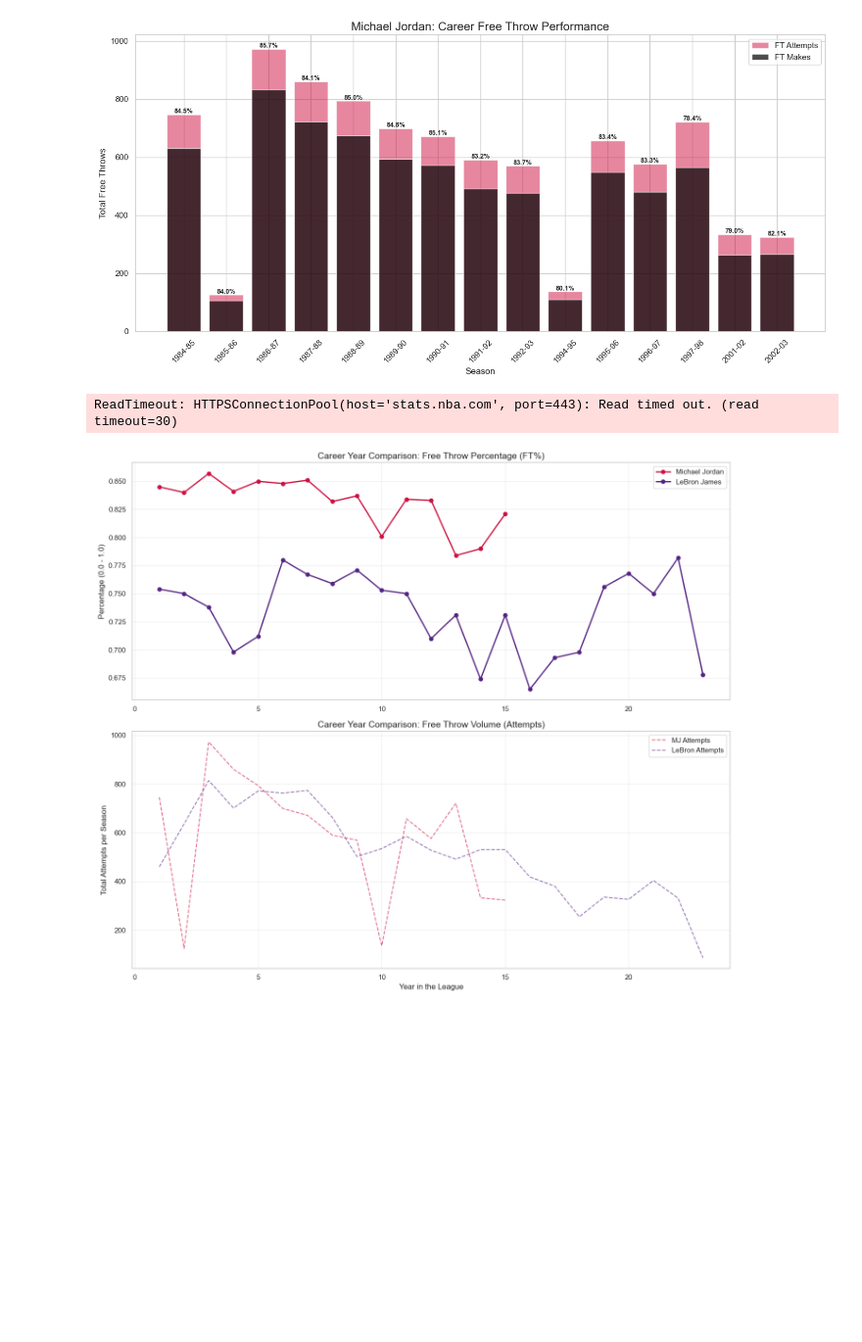
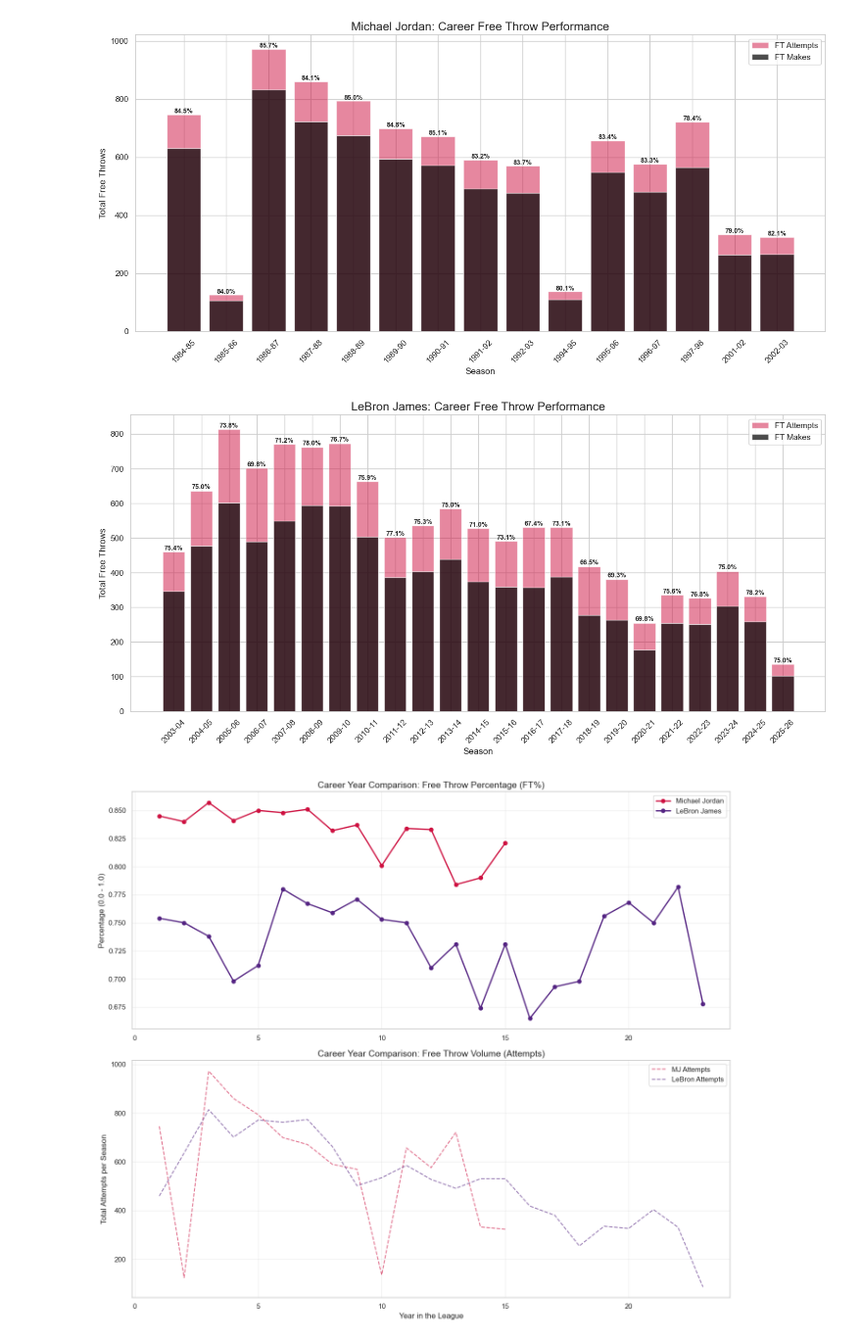
Before and after one commit to Jtambwe7305/mj-vs-lbj-nba-analysis-ai-help, a Jupyter notebook: Goat_comparison.ipynb, the cells around one changed output. Shown at 98% size. Saved outputs shown, nothing was run; the diff lists cells and outputs as text; code cells hidden in the pictures; blank space fills up the shorter version.

```diff
--- a/Goat_comparison.ipynb
+++ b/Goat_comparison.ipynb
@@ -734,35 +734,35 @@ plt.show()
 # %%
 # 1. Get Michael Jordan's ID
 lbj_info = players.find_players_by_full_name('LeBron James')[0]
 lbj_id = lbj_info['id']
 
 # 2. Pull career stats
 lbj_stats_all = playercareerstats.PlayerCareerStats(player_id=lbj_id).get_data_frames()[0]
 
 # 3. Filter for regular season and relevant columns
 lbj_ft = lbj_stats_all[['SEASON_ID', 'FTM', 'FTA', 'FT_PCT']].copy()
 
 # 4. Visualization
 plt.figure(figsize=(14, 7))
 
 # Plotting the Volume (Attempts) and Success (Makes)
-plt.bar(lbj_ft['SEASON_ID'], lbj_ft['FTA'], label='FT Attempts', color='purple', alpha=0.5) # Bulls Red
-plt.bar(lbj_ft['SEASON_ID'], lbj_ft['FTM'], label='FT Makes', color='purple', alpha=0.7)    # Bulls Black
+plt.bar(lbj_ft['SEASON_ID'], lbj_ft['FTA'], label='FT Attempts', color='#CE1141', alpha=0.5) # Bulls Red
+plt.bar(lbj_ft['SEASON_ID'], lbj_ft['FTM'], label='FT Makes', color='#000000', alpha=0.7)    # Bulls Black
 
 plt.title('LeBron James: Career Free Throw Performance', fontsize=16)
 plt.xlabel('Season', fontsize=12)
 plt.ylabel('Total Free Throws', fontsize=12)
 plt.xticks(rotation=45)
 plt.legend()
 
 # Add FT% as text labels on top of the bars
 for i, pct in enumerate(lbj_ft['FT_PCT']):
     plt.text(i, lbj_ft['FTA'].iloc[i] + 5, f'{pct*100:.1f}%', ha='center', fontsize=9, fontweight='bold')
 
 plt.tight_layout()
 plt.show()
 # %% [output]
-ReadTimeout: HTTPSConnectionPool(host='stats.nba.com', port=443): Read timed out. (read timeout=30)
+[figure, added]
 # %%
 import matplotlib.pyplot as plt
 import pandas as pd
```
Also changed, not shown: parts of 10 cells of this notebook.
